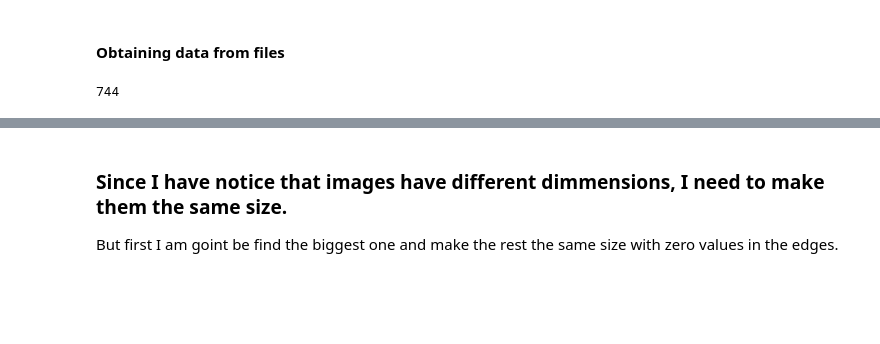
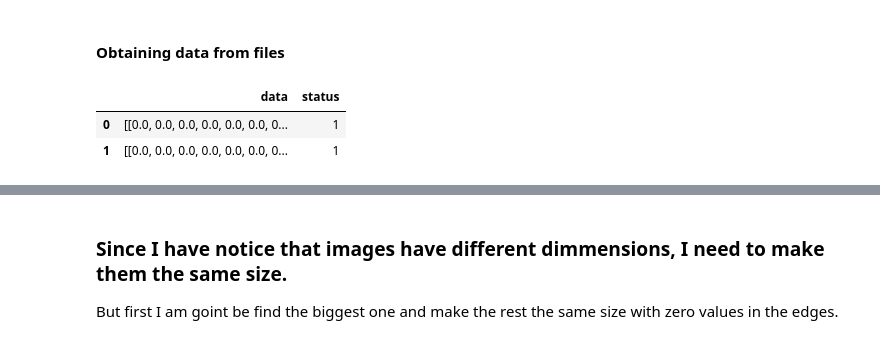
Before and after one commit to hugounavez/malariaImagesDetectionClassifier, a Jupyter notebook: Malaria Classification Problem.ipynb, the cells around one changed output, grey strips where cells are left out. Drawn from its saved outputs; the diff is of its cells as text; code cells hidden in the pictures; blank space fills up the shorter version.

```diff
--- a/Malaria Classification Problem.ipynb
+++ b/Malaria Classification Problem.ipynb
@@ -81,8 +43,9 @@ def getData(numSamples=100):
 # %% [markdown]
 #### Obtaining data from files
 # %%
-df = getData(372)
+df = pd.read_json("malaria_cell_images.json")
 df.head(2)
-print(len(df))
 # %% [output]
-744
+|  | data | status |
+| 0 | [[0.0, 0.0, 0.0, 0.0, 0.0, 0.0, 0... | 1 |
+| 1 | [[0.0, 0.0, 0.0, 0.0, 0.0, 0.0, 0... | 1 |
```
Also changed, not shown: parts of 19 cells of this notebook, 1 other file.
